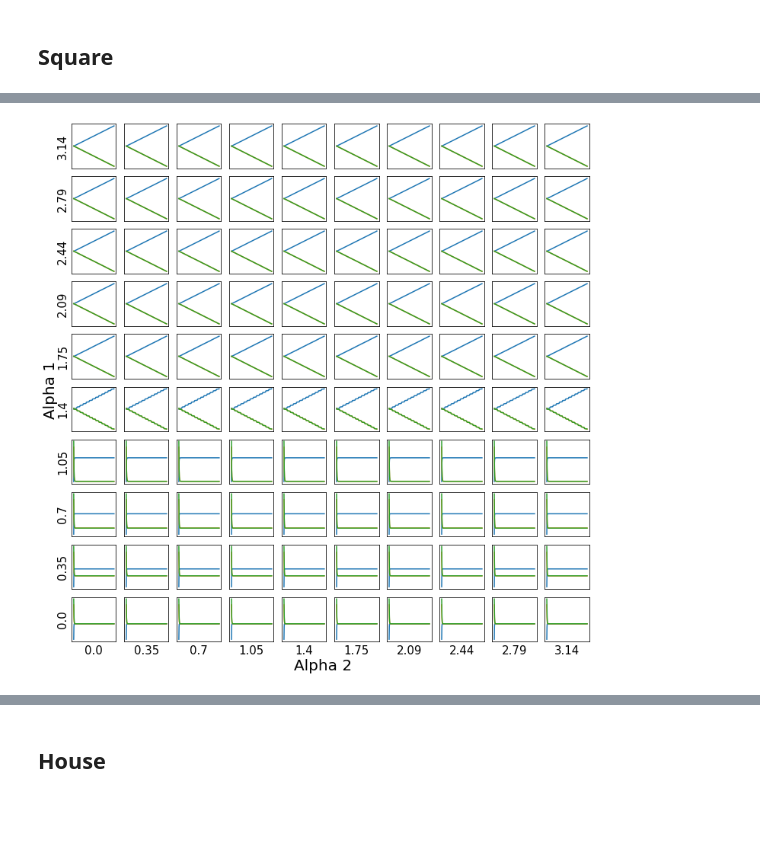
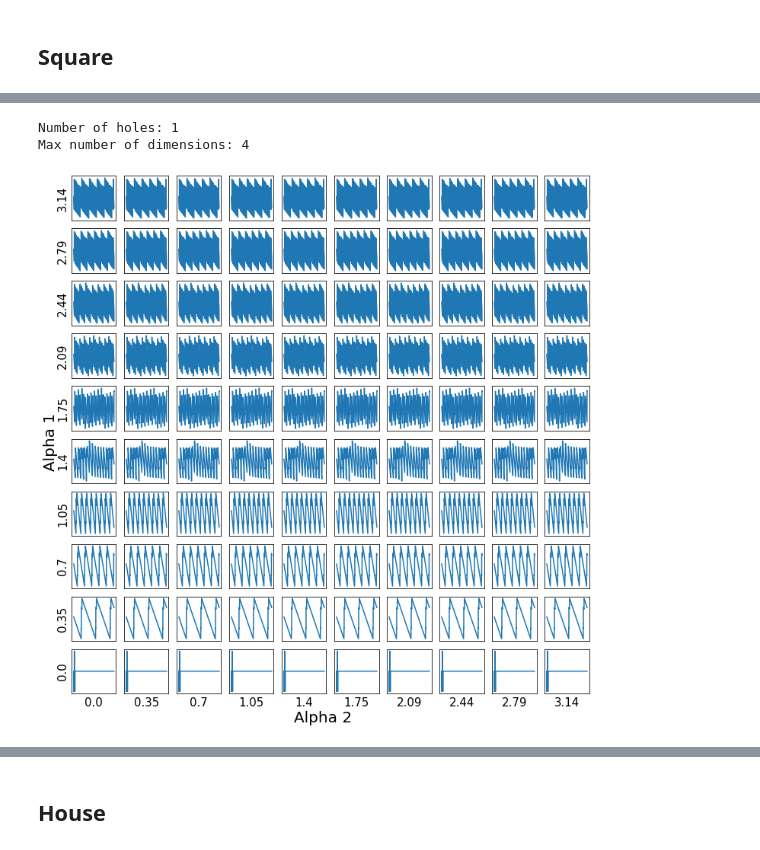
Before and after one commit to arnaudon/simplicial-kuramoto, a Jupyter notebook: notebooks/Edge_flow_decomposition.ipynb, the cells around one changed output, grey strips where cells are left out. Saved outputs shown, nothing was run; the diff lists cells and outputs as text; code cells hidden in the pictures; blank space fills up the shorter version.

Commit message:
Module to plot edge signal decomposition
plot_harm, plot_grad, plot_curl

```diff
--- a/notebooks/Edge_flow_decomposition.ipynb
+++ b/notebooks/Edge_flow_decomposition.ipynb
@@ -142,4 +49,8 @@ plot_Harm(Gsc, results, alpha1, alpha2)
-# %%
-plot_Grad(Gsc, results, alpha1, alpha2)
-# %% [output]
-[figure, removed]
+# %%
+filename = "square_harm.pdf"
+
+plot_harm(path,filename)
+# %% [output]
+Number of holes: 1
+Max number of dimensions: 4
+[figure, added]
```
Also changed, not shown: parts of 42 cells of this notebook, 1 other file.
